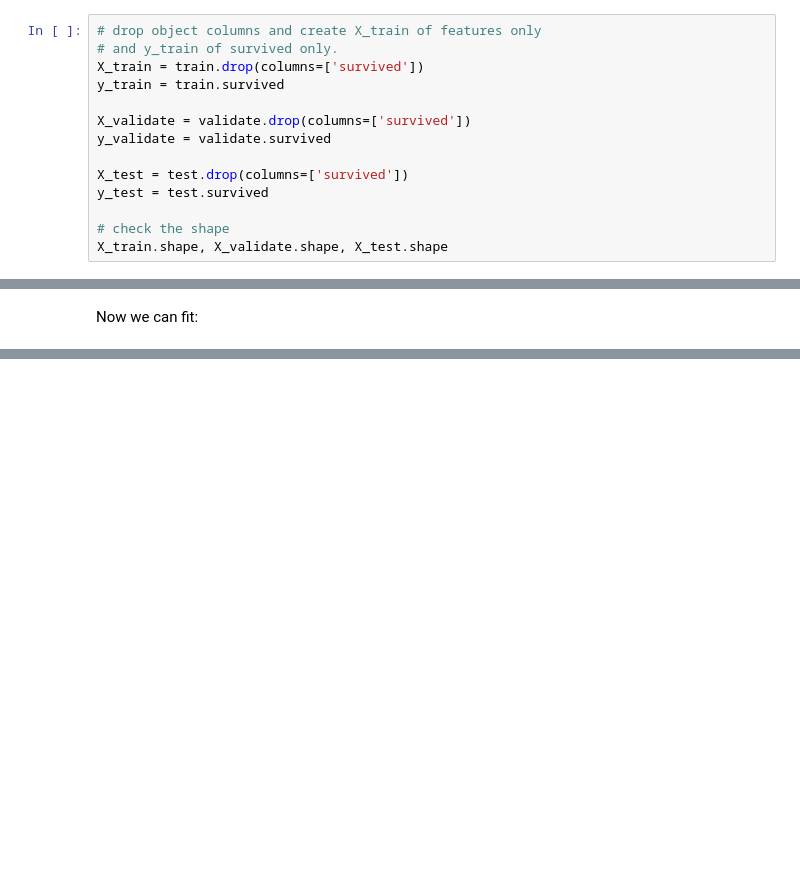
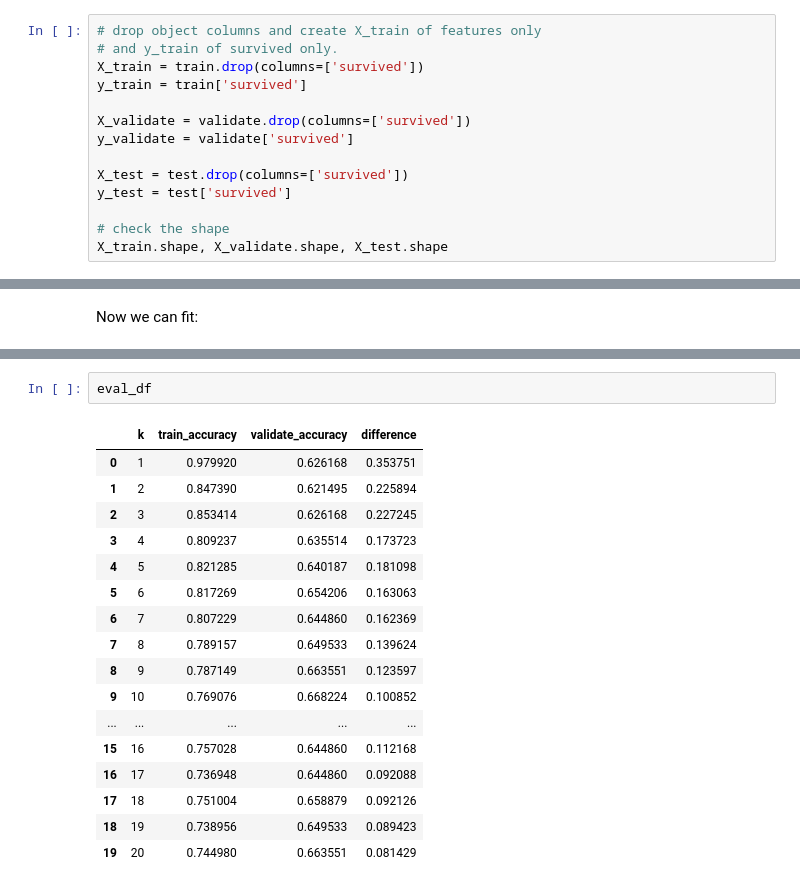
Before and after one commit to NikkideVries/classification-exercises, a Jupyter notebook: knn_model.ipynb, the cells around one changed output, grey strips where cells are left out. Cells and saved outputs as stored; diff of their text form; blank space fills up the shorter version.

```diff
--- a/knn_model.ipynb
+++ b/knn_model.ipynb
@@ -59,13 +59,13 @@ train.head()
 # drop object columns and create X_train of features only
 # and y_train of survived only.
 X_train = train.drop(columns=['survived'])
-y_train = train.survived
+y_train = train['survived']
 
 X_validate = validate.drop(columns=['survived'])
-y_validate = validate.survived
+y_validate = validate['survived']
 
 X_test = test.drop(columns=['survived'])
-y_test = test.survived
+y_test = test['survived']
 
 # check the shape
 X_train.shape, X_validate.shape, X_test.shape
@@ -123,0 +446,20 @@ AttributeError: 'Flags' object has no attribute 'c_contiguous'
+# %%
+eval_df
+# %% [output]
+|  | k | train_accuracy | validate_accuracy | difference |
+| 0 | 1 | 0.979920 | 0.626168 | 0.353751 |
+| 1 | 2 | 0.847390 | 0.621495 | 0.225894 |
+| 2 | 3 | 0.853414 | 0.626168 | 0.227245 |
+| 3 | 4 | 0.809237 | 0.635514 | 0.173723 |
+| 4 | 5 | 0.821285 | 0.640187 | 0.181098 |
+| 5 | 6 | 0.817269 | 0.654206 | 0.163063 |
+| 6 | 7 | 0.807229 | 0.644860 | 0.162369 |
+| 7 | 8 | 0.789157 | 0.649533 | 0.139624 |
+| 8 | 9 | 0.787149 | 0.663551 | 0.123597 |
+| 9 | 10 | 0.769076 | 0.668224 | 0.100852 |
+| ... | ... | ... | ... | ... |
+| 15 | 16 | 0.757028 | 0.644860 | 0.112168 |
+| 16 | 17 | 0.736948 | 0.644860 | 0.092088 |
+| 17 | 18 | 0.751004 | 0.658879 | 0.092126 |
+| 18 | 19 | 0.738956 | 0.649533 | 0.089423 |
+| 19 | 20 | 0.744980 | 0.663551 | 0.081429 |
```
Also changed, not shown: parts of 21 cells of this notebook, 1 other file.
